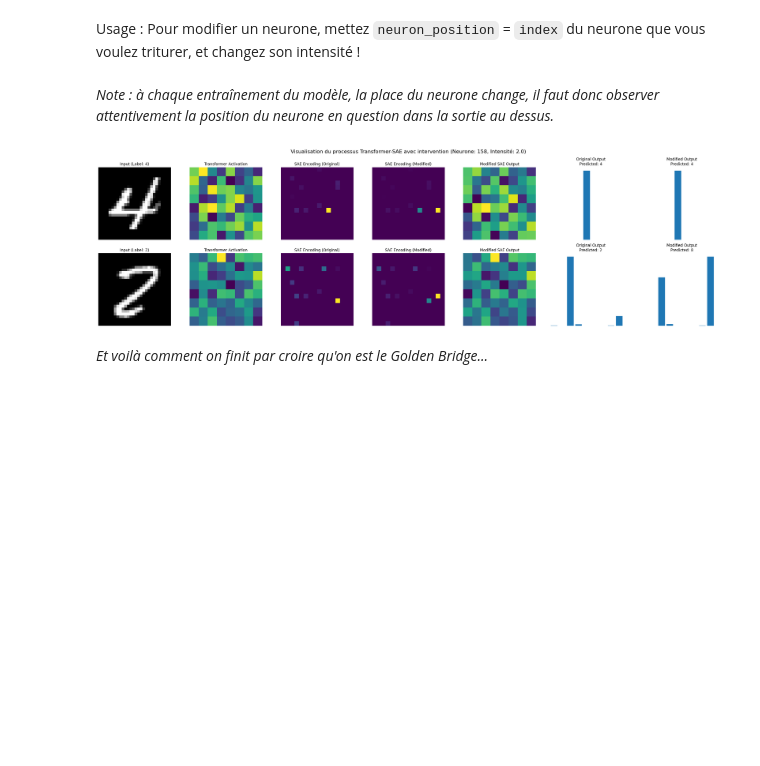
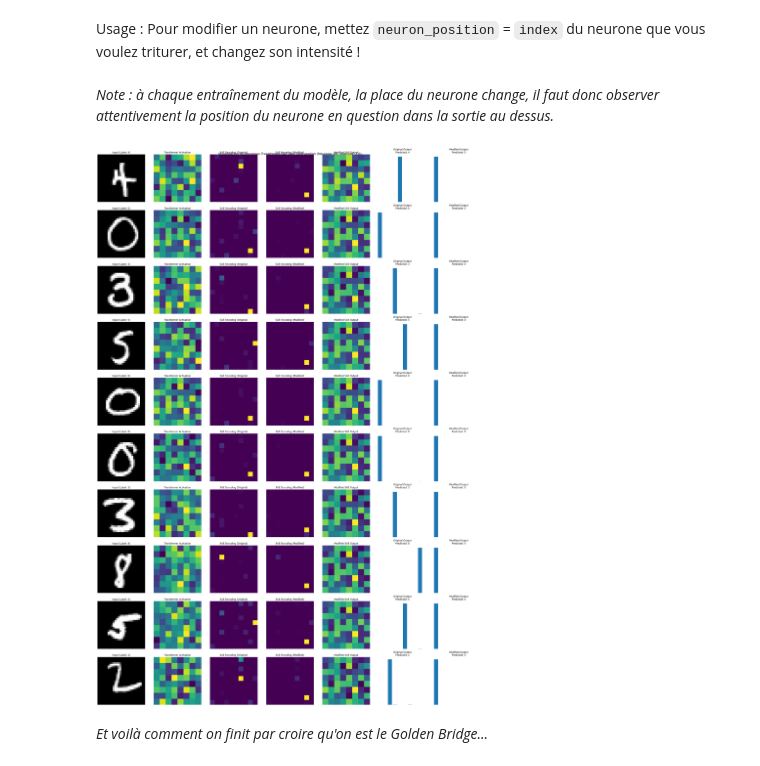
Before and after one commit to l-pommeret/LLM_neurochirurgy, a Jupyter notebook: SAE.ipynb, the cells around one changed output. Cells and saved outputs as stored; diff of their text form; code cells hidden in the pictures; blank space fills up the shorter version.

```diff
--- a/SAE.ipynb
+++ b/SAE.ipynb
@@ -167,4 +184,4 @@ où $L$ est une fonction de perte mesurant la différence entre l'entrée et la
 # %% [markdown]
 Nous avons donc une couche linéaire pour encoder l'information, et une couche linéaire pour la décoder.
 # %%
-sae_hidden_dim = 256 #Une dimension qui doit impérativement être un carré, pour la visualisation
+sae_hidden_dim = 100 # Une dimension qui doit impérativement être un carré, pour la visualisation
@@ -315,7 +340,7 @@ activations = torch.cat(activations, dim=0)
 Avec ces activations, on peut entraîner notre SAE, qui va s'efforcer de rendre la même activation, en l'encodant avec le moins de neurones activés possible (la plupart vaut zéro comme on le verra).
 # %%
 # Fonction d'entraînement du SAE
-def train_sae(sae, activation_loader, num_epochs=100, learning_rate=0.001, sparsity_weight=1):
+def train_sae(sae, activation_loader, num_epochs=500, learning_rate=0.001, sparsity_weight=1):
     optimizer = optim.Adam(sae.parameters(), lr=learning_rate)
     criterion = nn.MSELoss()
 
@@ -437,7 +462,7 @@ Description :
 # %% [markdown]
 Voici le code qui permet d'intervenir directement sur les neurones, et qui permet de modifier le "flux de pensée" du Transformer : on peut lui faire croire qu'il voit un 0 alors qu'il a un autre chiffre en entrée !
 # %%
-def visualize_process_with_intervention(transformer, sae, test_loader, num_samples=2, neuron_position=None, intensity=1.0):
+def visualize_process_with_intervention(transformer, sae, test_loader, num_samples=10, neuron_position=None, intensity=1.0):
     device = next(transformer.parameters()).device
     transformer.eval()
     sae.eval()
@@ -546,9 +571,9 @@ Usage : Pour modifier un neurone, mettez `neuron_position` = `index` du neurone
 # %% [markdown]
 *Note : à chaque entraînement du modèle, la place du neurone change, il faut donc observer attentivement la position du neurone en question dans la sortie au dessus.*
 # %%
-visualize_process_with_intervention(transformer, sae, test_loader, neuron_position=158, intensity=2.0)
+visualize_process_with_intervention(transformer, sae, test_loader, neuron_position=88, intensity=2.0)
 # %% [output]
-[figure, old version]
+[figure, new version]
 # %% [markdown]
 *Et voilà comment on finit par croire qu'on est le Golden Bridge...*
 # %% [markdown]
```
Also changed, not shown: parts of 12 cells of this notebook.
